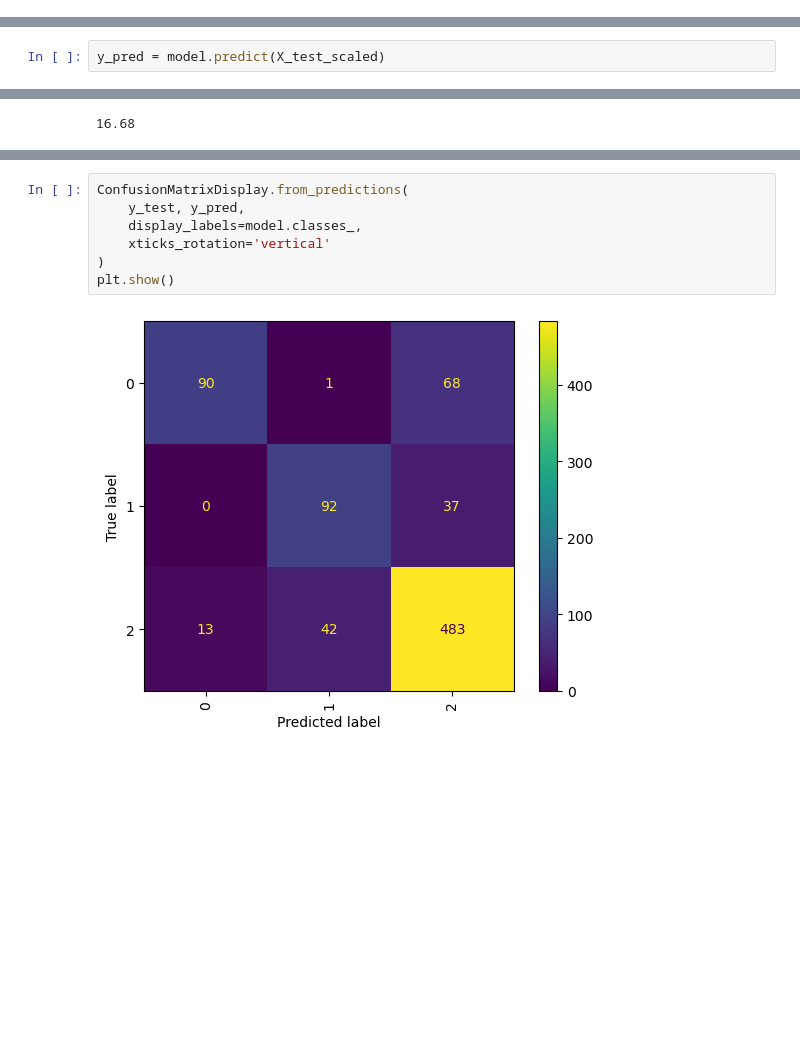
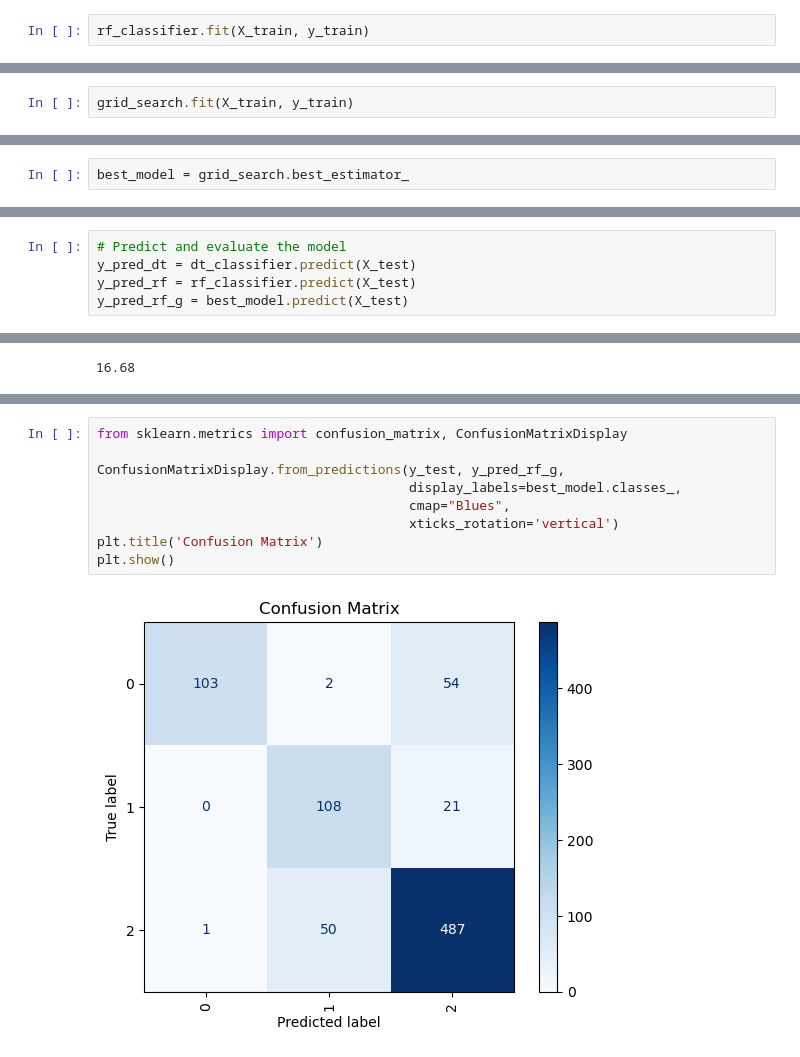
Before and after one commit to sara1h0t/Usecase-7, a Jupyter notebook: Classification_Decision_Tree.ipynb, the cells around one changed output, grey strips where cells are left out. Drawn from its saved outputs; the diff is of its cells as text; blank space fills up the shorter version.

```diff
--- a/usecase7-Logistic.ipynb
+++ b/Classification_Decision_Tree.ipynb
@@ -344,0 +359,2 @@ LogisticRegression()
+# %%
+rf_classifier.fit(X_train, y_train)
@@ -344,0 +363,2 @@ LogisticRegression()
+# %%
+grid_search.fit(X_train, y_train)
@@ -345,4 +375,9 @@ LogisticRegression()
+# %%
+best_model = grid_search.best_estimator_
 # %% [markdown]
 ## Test the Model
 # %%
-y_pred = model.predict(X_test_scaled)
+# Predict and evaluate the model
+y_pred_dt = dt_classifier.predict(X_test)
+y_pred_rf = rf_classifier.predict(X_test)
+y_pred_rf_g = best_model.predict(X_test)
@@ -402,12 +461,14 @@ array([[ 90,   1,  68],
 # %%
-ConfusionMatrixDisplay.from_predictions(
-    y_test, y_pred,
-    display_labels=model.classes_,
-    xticks_rotation='vertical'
-)
+from sklearn.metrics import confusion_matrix, ConfusionMatrixDisplay
+
+ConfusionMatrixDisplay.from_predictions(y_test, y_pred_rf_g,
+                                        display_labels=best_model.classes_,
+                                        cmap="Blues",
+                                        xticks_rotation='vertical')
+plt.title('Confusion Matrix')
 plt.show()
 # %% [output]
-[figure, old version]
+[figure, new version]
 # %%
 # Calculate Precision
 # Precision = True Positives (TP) / (True Positives (TP) + False Positives (FP))
```
Also changed, not shown: parts of 31 cells of this notebook.
